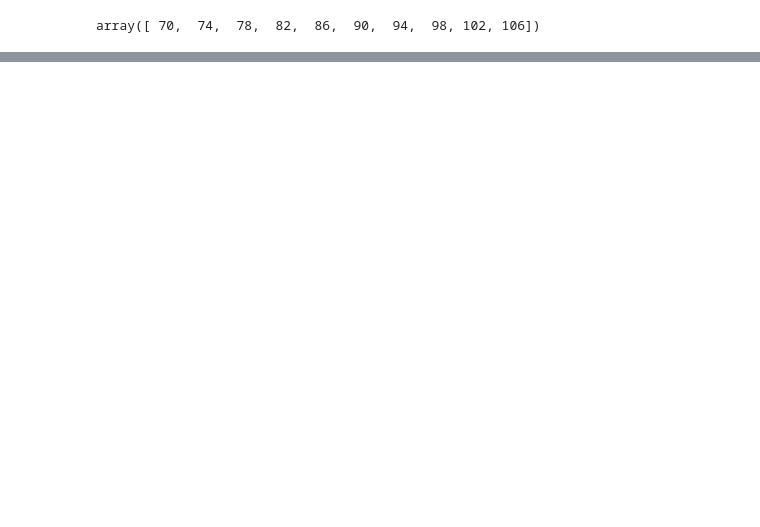
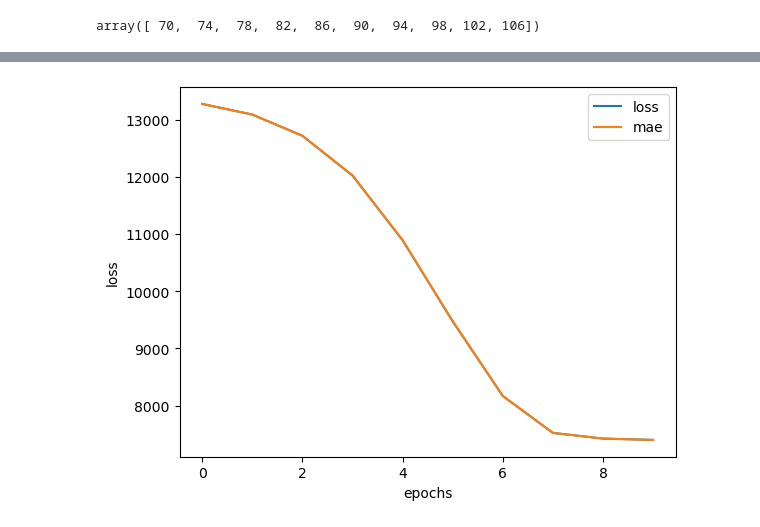
Before and after one commit to yash3028/TensorFlow, a Jupyter notebook: tensorflow_2.ipynb, the cells around one changed output, grey strips where cells are left out. Saved outputs shown, nothing was run; the diff lists cells and outputs as text; code cells hidden in the pictures; blank space fills up the shorter version.

Commit message:
processing and visualising data

```diff
--- a/tensorflow_2.ipynb
+++ b/tensorflow_2.ipynb
@@ -381,0 +407,3 @@ array([[49.58456 ],
+# %%
+X = insurance_one_hot.drop("charges", axis=1)
+y = insurance_one_hot["charges"]
@@ -381,0 +419,16 @@ array([[49.58456 ],
+# %%
+from sklearn.model_selection import train_test_split
+X_train, X_test, y_train, y_test = train_test_split(X, y, test_size=0.2, random_state=42)
+# %%
+tf.random.set_seed(42)
+
+insurance_model = tf.keras.Sequential([
+  tf.keras.layers.Dense(1),
+  tf.keras.layers.Dense(1)
+])
+
+insurance_model.compile(loss=tf.keras.losses.mae,
+                        optimizer=tf.keras.optimizers.SGD(),
+                        metrics=['mae'])
+
+insurance_model.fit(X_train, y_train, epochs=100)
@@ -381,0 +459,11 @@ array([[49.58456 ],
+# %%
+tf.random.set_seed(42)
+
+insurance_model_2 = tf.keras.Sequential([
+  tf.keras.layers.Dense(100),
+  tf.keras.layers.Dense(10),
+  tf.keras.layers.Dense(1)
+])
+
+insurance_model_2.compile(loss=tf.keras.losses.mae,optimizer=tf.keras.optimizers.Adam(), metrics=['mae'])
+history = insurance_model_2.fit(X_train, y_train, epochs=10, verbose=0)
@@ -381,0 +475,6 @@ array([[49.58456 ],
+# %%
+pd.DataFrame(history.history).plot()
+plt.ylabel("loss")
+plt.xlabel("epochs");
+# %% [output]
+[figure, added]
```
Also changed, not shown: parts of 29 cells of this notebook.
